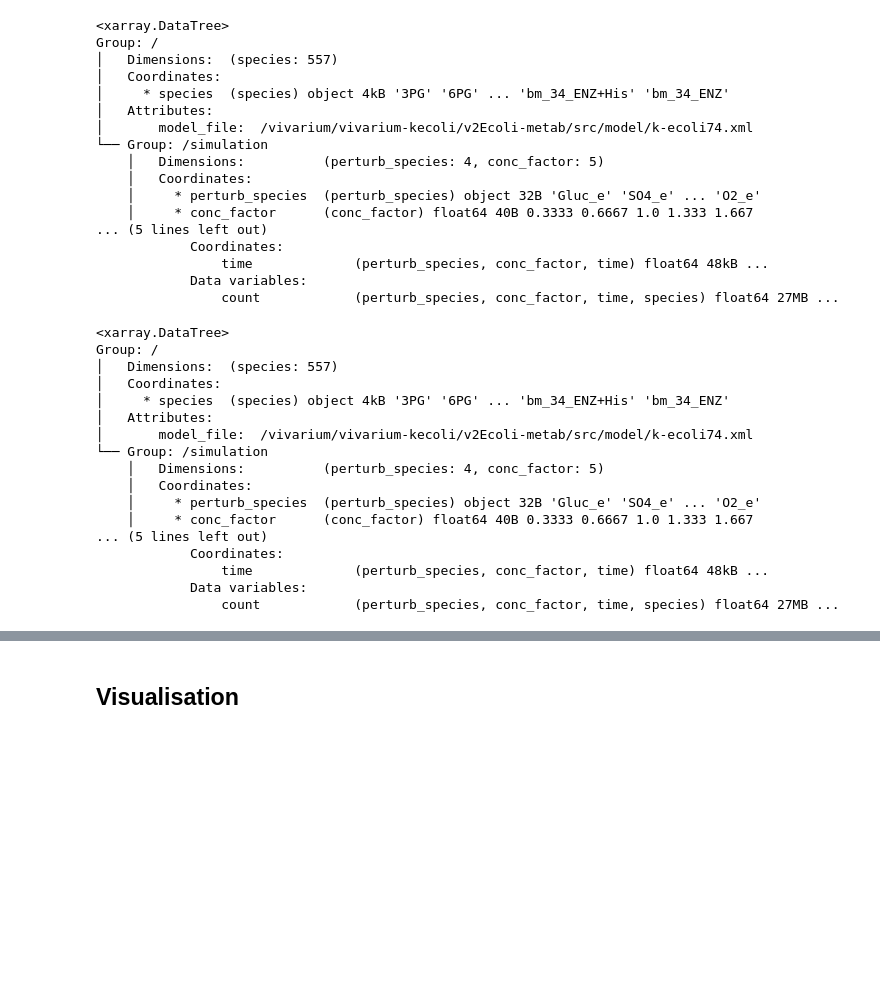
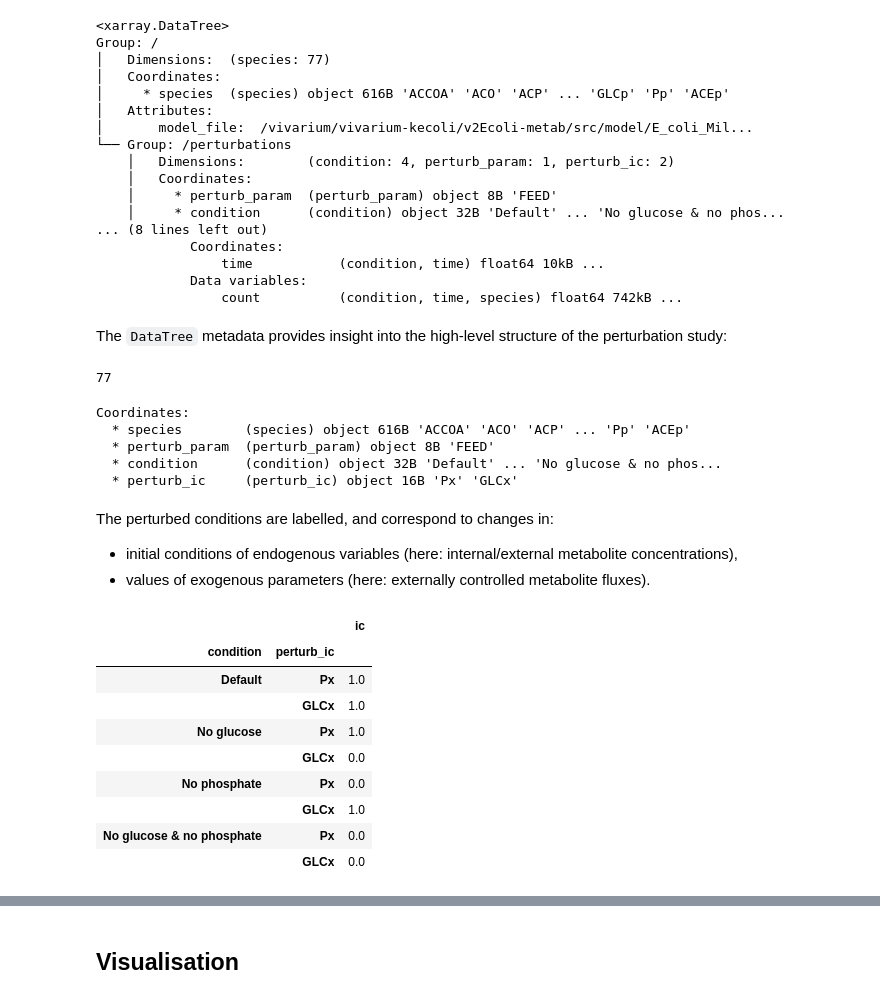
Before and after one commit to vivarium-collective/vivarium-kecoli, a Jupyter notebook: v2Ecoli-metab/examples/load_zarr.ipynb, the cells around one changed output, grey strips where cells are left out. Saved outputs shown, nothing was run; the diff lists cells and outputs as text; code cells hidden in the pictures; blank space fills up the shorter version.

```diff
--- a/v2Ecoli-metab/examples/load_zarr.ipynb
+++ b/v2Ecoli-metab/examples/load_zarr.ipynb
@@ -9,42 +12,58 @@ import zarr as zr
 # %%
-store_path = "./k-ecoli74.zip"
+store_path = "./E_coli_Millard2016.zip"
 store = zr.storage.ZipStore(store_path, read_only=True)
-trace = xr.open_datatree(store, engine="zarr")
+with warnings.catch_warnings():
+    warnings.filterwarnings(action="ignore", message=".*Zarr format 3", category=UserWarning)
+    trace = xr.open_datatree(store, engine="zarr")
 store.close()
 print(trace)
-trace
 # %% [output]
 <xarray.DataTree>
 Group: /
-│   Dimensions:  (species: 557)
+│   Dimensions:  (species: 77)
 │   Coordinates:
-│     * species  (species) object 4kB '3PG' '6PG' ... 'bm_34_ENZ+His' 'bm_34_ENZ'
+│     * species  (species) object 616B 'ACCOA' 'ACO' 'ACP' ... 'GLCp' 'Pp' 'ACEp'
 │   Attributes:
-│       model_file:  /vivarium/vivarium-kecoli/v2Ecoli-metab/src/model/k-ecoli74.xml
-└── Group: /simulation
-    │   Dimensions:          (perturb_species: 4, conc_factor: 5)
+│       model_file:  /vivarium/vivarium-kecoli/v2Ecoli-metab/src/model/E_coli_Mil...
+└── Group: /perturbations
+    │   Dimensions:        (condition: 4, perturb_param: 1, perturb_ic: 2)
     │   Coordinates:
-    │     * perturb_species  (perturb_species) object 32B 'Gluc_e' 'SO4_e' ... 'O2_e'
-    │     * conc_factor      (conc_factor) float64 40B 0.3333 0.6667 1.0 1.333 1.667
-... (5 lines left out)
+    │     * perturb_param  (perturb_param) object 8B 'FEED'
+    │     * condition      (condition) object 32B 'Default' ... 'No glucose & no phos...
+... (8 lines left out)
             Coordinates:
-                time             (perturb_species, conc_factor, time) float64 48kB ...
+                time           (condition, time) float64 10kB ...
             Data variables:
-                count            (perturb_species, conc_factor, time, species) float64 27MB ...
+                count          (condition, time, species) float64 742kB ...
-<xarray.DataTree>
-Group: /
-│   Dimensions:  (species: 557)
-│   Coordinates:
-│     * species  (species) object 4kB '3PG' '6PG' ... 'bm_34_ENZ+His' 'bm_34_ENZ'
-│   Attributes:
-│       model_file:  /vivarium/vivarium-kecoli/v2Ecoli-metab/src/model/k-ecoli74.xml
-└── Group: /simulation
-    │   Dimensions:          (perturb_species: 4, conc_factor: 5)
-    │   Coordinates:
-    │     * perturb_species  (perturb_species) object 32B 'Gluc_e' 'SO4_e' ... 'O2_e'
-    │     * conc_factor      (conc_factor) float64 40B 0.3333 0.6667 1.0 1.333 1.667
-... (5 lines left out)
-            Coordinates:
-                time             (perturb_species, conc_factor, time) float64 48kB ...
-            Data variables:
-                count            (perturb_species, conc_factor, time, species) float64 27MB ...
+# %% [markdown]
+The `DataTree` metadata provides insight into the high-level structure of the perturbation study:
+# %%
+len(trace.species)
+# %% [output]
+77
+# %%
+P = trace.perturbations
+P.coords
+# %% [output]
+Coordinates:
+  * species        (species) object 616B 'ACCOA' 'ACO' 'ACP' ... 'Pp' 'ACEp'
+  * perturb_param  (perturb_param) object 8B 'FEED'
+  * condition      (condition) object 32B 'Default' ... 'No glucose & no phos...
+  * perturb_ic     (perturb_ic) object 16B 'Px' 'GLCx'
+# %% [markdown]
+The perturbed conditions are labelled, and correspond to changes in:
+- initial conditions of endogenous variables (here: internal/external metabolite concentrations),
+- values of exogenous parameters (here: externally controlled metabolite fluxes).
+# %%
+P.ic.to_dataframe()
+# %% [output]
+|  |  | ic |
+| condition | perturb_ic |  |
+| Default | Px | 1.0 |
+|  | GLCx | 1.0 |
+| No glucose | Px | 1.0 |
+|  | GLCx | 0.0 |
+| No phosphate | Px | 0.0 |
+|  | GLCx | 1.0 |
+| No glucose & no phosphate | Px | 0.0 |
+|  | GLCx | 0.0 |
```
Also changed, not shown: parts of 9 cells of this notebook, 2 other files.
